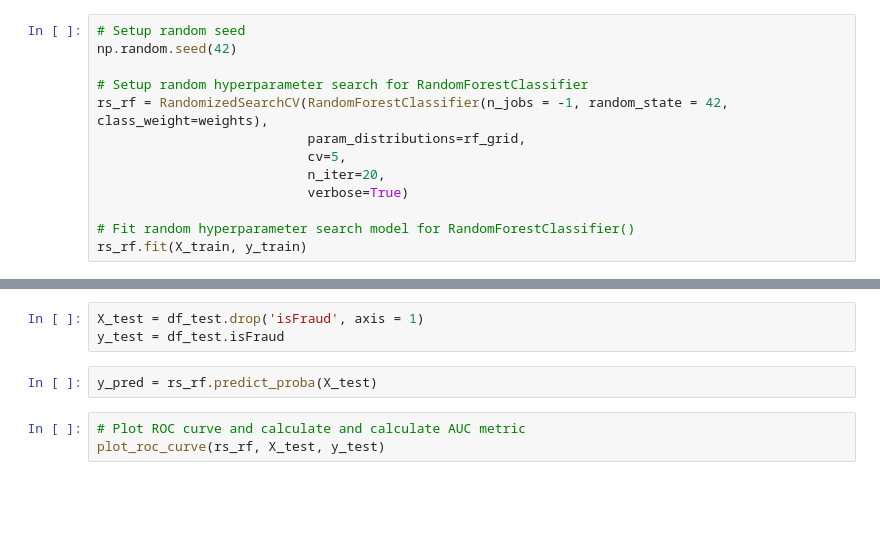
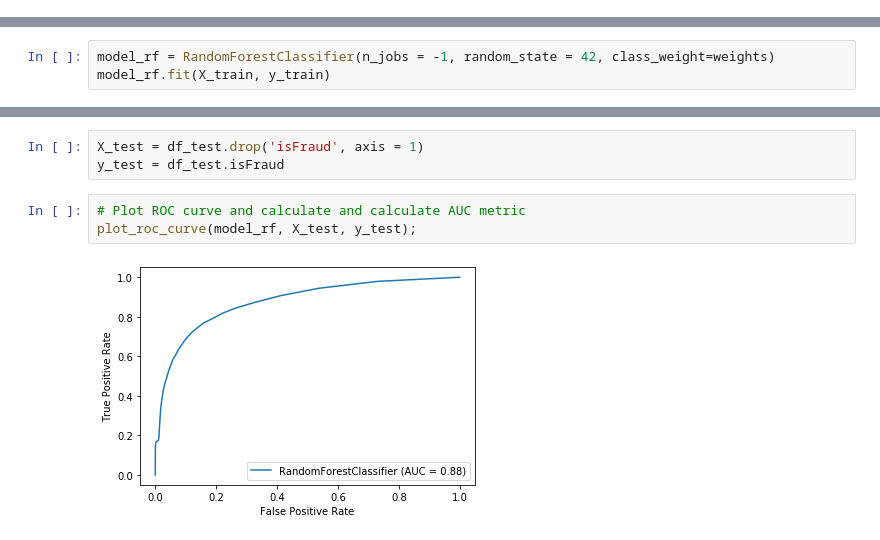
Before and after one commit to Jafarpisheh/IEEE-CIS-Fraud-Detection, a Jupyter notebook: FraudDetection.ipynb, the cells around one changed output, grey strips where cells are left out. Saved outputs shown, nothing was run; the diff lists cells and outputs as text; blank space fills up the shorter version.

```diff
--- a/FraudDetection.ipynb
+++ b/FraudDetection.ipynb
@@ -338,16 +338,3 @@ rf_grid = {"n_estimators": np.arange(10, 1000, 50),
 # %%
 X_train = df_train.drop('isFraud', axis = 1)
 y_train = df_train.isFraud
-# %%
-# Setup random seed
-np.random.seed(42)
-
-# Setup random hyperparameter search for RandomForestClassifier
-rs_rf = RandomizedSearchCV(RandomForestClassifier(n_jobs = -1, random_state = 42, class_weight=weights),
-                           param_distributions=rf_grid,
-                           cv=5,
-                           n_iter=20,
-                           verbose=True)
-
-# Fit random hyperparameter search model for RandomForestClassifier()
-rs_rf.fit(X_train, y_train)
@@ -360,0 +341,3 @@ rs_rf.best_params_
+# %%
+model_rf = RandomForestClassifier(n_jobs = -1, random_state = 42, class_weight=weights)
+model_rf.fit(X_train, y_train)
@@ -363,8 +357,8 @@ rs_rf.best_params_
 # %%
 X_test = df_test.drop('isFraud', axis = 1)
 y_test = df_test.isFraud
-# %%
-y_pred = rs_rf.predict_proba(X_test)
 # %%
 # Plot ROC curve and calculate and calculate AUC metric
-plot_roc_curve(rs_rf, X_test, y_test)
+plot_roc_curve(model_rf, X_test, y_test);
+# %% [output]
+[figure, added]
```
Also changed, not shown: parts of 5 cells of this notebook.
